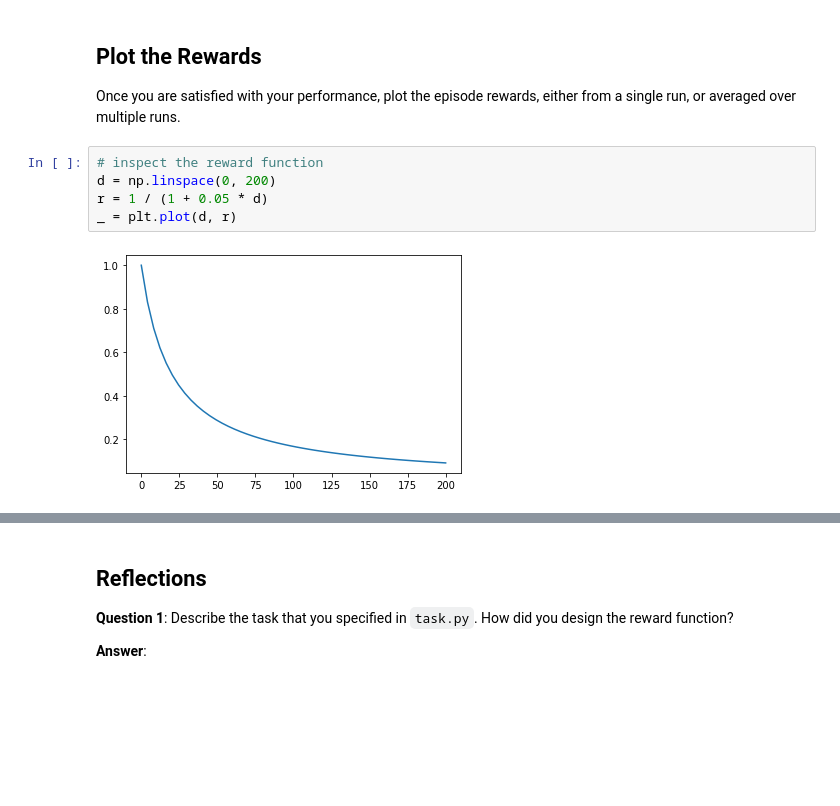
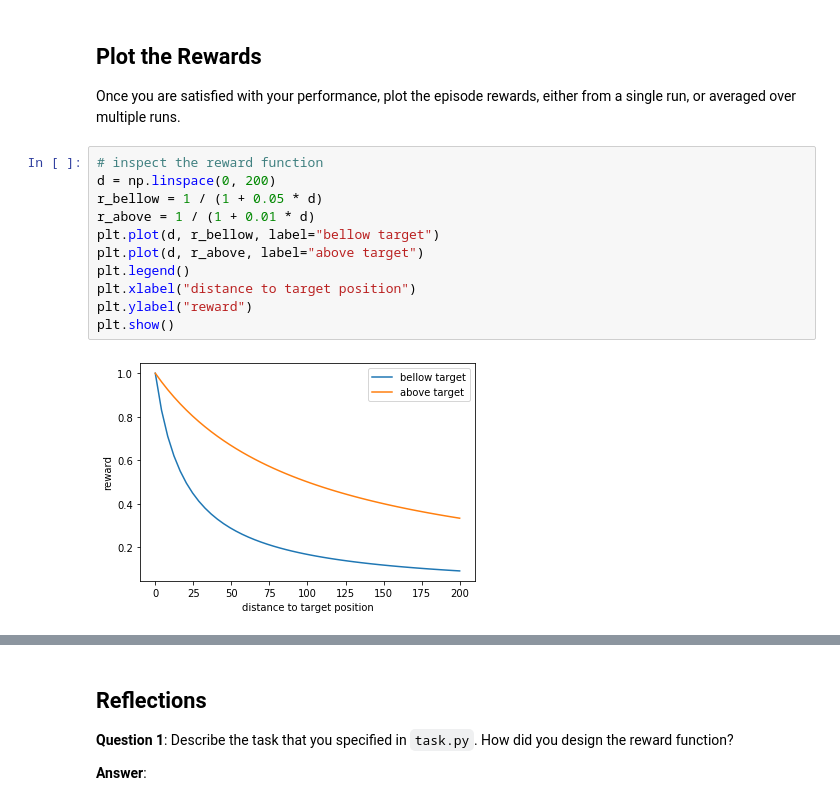
Before and after one commit to robertlizatovic/quadcopter_project, a Jupyter notebook: Quadcopter_Project.ipynb, the cells around one changed output, grey strips where cells are left out. Saved outputs shown, nothing was run; the diff lists cells and outputs as text; blank space fills up the shorter version.

```diff
--- a/Quadcopter_Project.ipynb
+++ b/Quadcopter_Project.ipynb
@@ -288,10 +306,16 @@ Once you are satisfied with your performance, plot the episode rewards, either f
 # %%
 # inspect the reward function
 d = np.linspace(0, 200)
-r = 1 / (1 + 0.05 * d)
-_ = plt.plot(d, r)
+r_bellow = 1 / (1 + 0.05 * d)
+r_above = 1 / (1 + 0.01 * d)
+plt.plot(d, r_bellow, label="bellow target")
+plt.plot(d, r_above, label="above target")
+plt.legend()
+plt.xlabel("distance to target position")
+plt.ylabel("reward")
+plt.show()
 # %% [output]
-[figure, old version]
+[figure, new version]
 # %%
 ## TODO: Plot the rewards.
 import matplotlib.pyplot as plt
```
Also changed, not shown: parts of 6 cells of this notebook, 3 other files.
